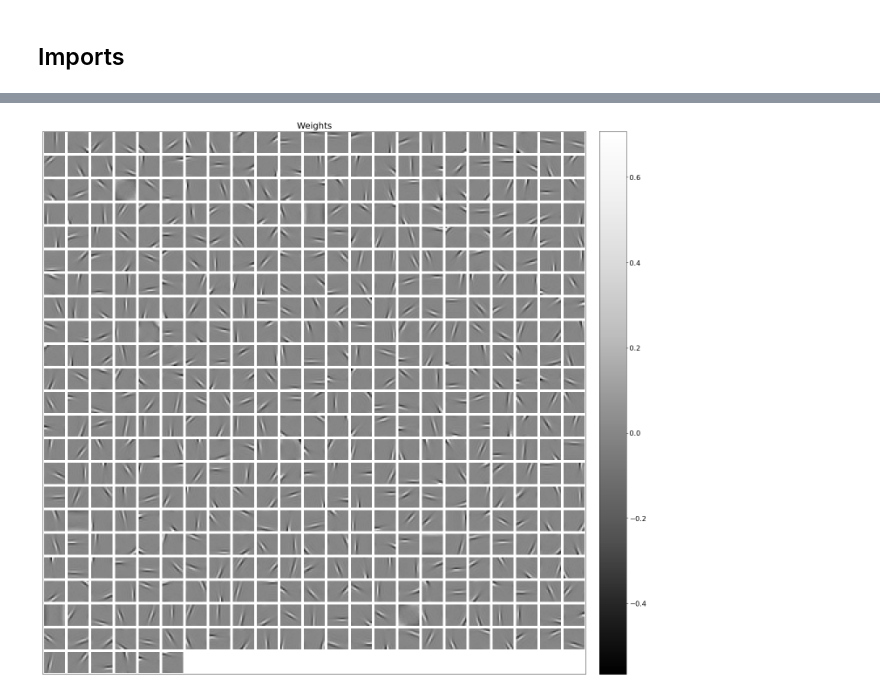
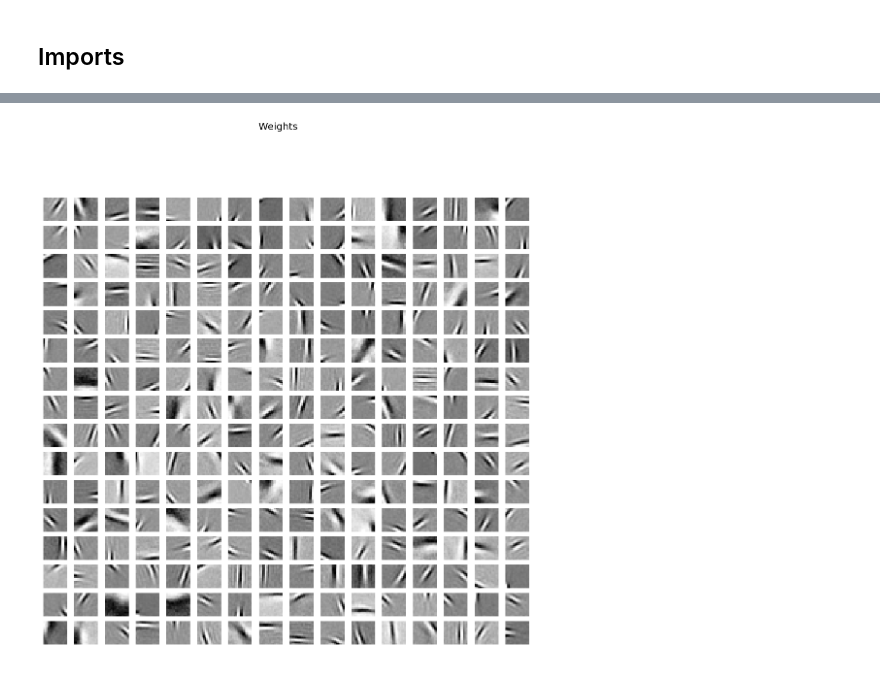
Before and after one commit to dpaiton/DeepSparseCoding, a Jupyter notebook: vis_lca.ipynb, the cells around one changed output, grey strips where cells are left out. Drawn from its saved outputs; the diff is of its cells as text; code cells hidden in the pictures.

```diff
--- a/vis_lca.ipynb
+++ b/vis_lca.ipynb
@@ -71,6 +78,9 @@ INFO:tensorflow:Restoring parameters from /home/dpaiton/Work/Projects/lca_vh_ft_
-# %%
-dict_fig = pf.plot_data_tiled(analyzer.evals["weights/phi:0"].T.reshape(analyzer.model.num_neurons,
-  data["train"].num_cols, data["train"].num_rows), normalize=False, title="Weights")
-# %% [output]
-[figure, removed]
+# %%
+#dict_fig = pf.plot_data_tiled(analyzer.evals["weights/phi:0"].T, normalize=False, title="Weights")
+weight_shape = [analyzer.bf_stats["num_outputs"], analyzer.bf_stats["patch_edge_size"], analyzer.bf_stats["patch_edge_size"]]
+dict_fig = pf.plot_weights(analyzer.evals["weights/phi:0"].T.reshape(weight_shape), title="Weights")
+#dict_fig = pf.plot_weights(analyzer.evals["weights/a:0"].reshape(weight_shape), title="Weights")
+dict_fig.savefig(analyzer.analysis_out_dir+analysis_params["model_name"]+"_dict.png")
+# %% [output]
+[figure, added]
 # %%
```
Also changed, not shown: parts of 19 cells of this notebook, 24 other files.
